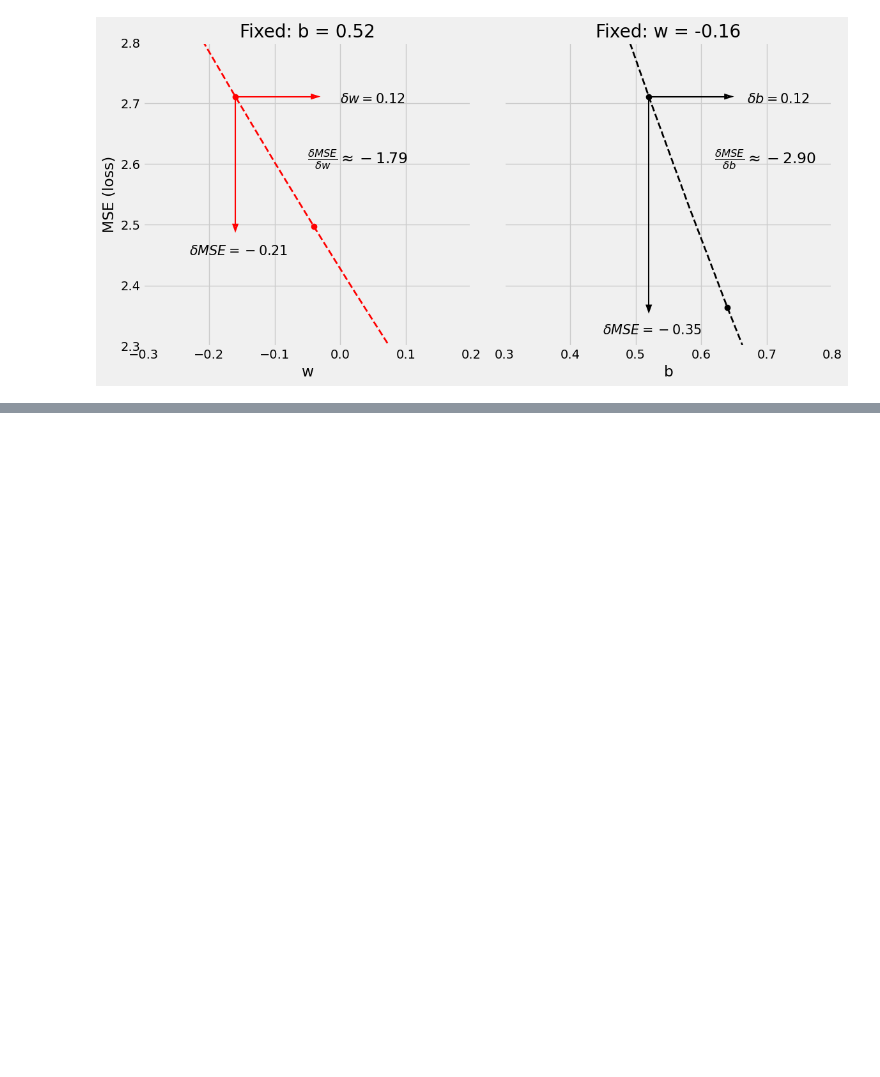
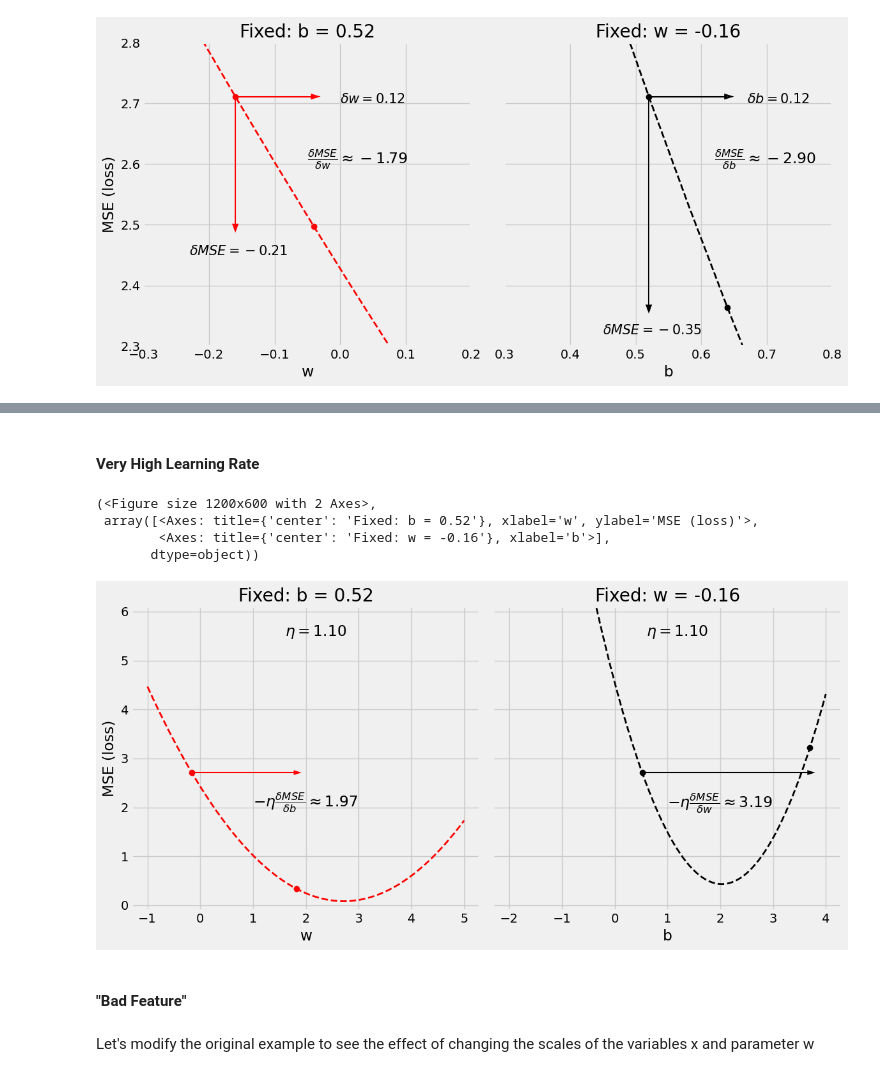
Before and after one commit to cpoles/PyTorchStepByStep, a Jupyter notebook: Chapter00_cp.ipynb, the cells around one changed output, grey strips where cells are left out. Saved outputs shown, nothing was run; the diff lists cells and outputs as text; code cells hidden in the pictures; blank space fills up the shorter version.

```diff
--- a/Chapter00_cp.ipynb
+++ b/Chapter00_cp.ipynb
@@ -240,0 +309,17 @@ figure8(b, w, bs, ws, all_losses)
+# %% [markdown]
+#### Very High Learning Rate
+# %%
+# Learning rate - greek letter "eta" that looks like an "n"
+lr = 1.1
+
+figure10(b_initial, w_initial, bs, ws, all_losses, manual_grad_b, manual_grad_w, lr)
+# %% [output]
+(<Figure size 1200x600 with 2 Axes>,
+ array([<Axes: title={'center': 'Fixed: b = 0.52'}, xlabel='w', ylabel='MSE (loss)'>,
+        <Axes: title={'center': 'Fixed: w = -0.16'}, xlabel='b'>],
+       dtype=object))
+[figure, added]
+# %% [markdown]
+#### "Bad Feature"
+# %% [markdown]
+Let's modify the original example to see the effect of changing the scales of the variables x and parameter w
```
Also changed, not shown: parts of 28 cells of this notebook, 1 other file.
